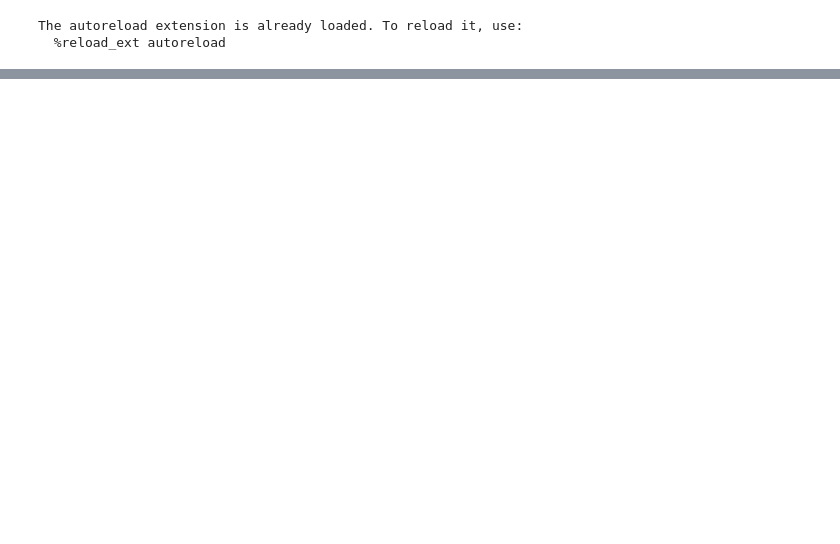
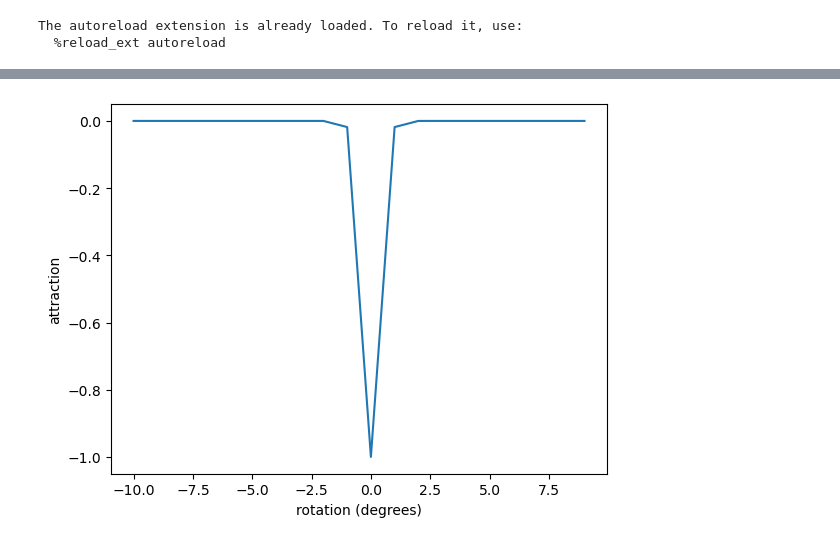
Before and after one commit to ProgrammableMatterLab/code-theory, a Jupyter notebook: test.ipynb, the cells around one changed output, grey strips where cells are left out. Drawn from its saved outputs; the diff is of its cells as text; code cells hidden in the pictures; blank space fills up the shorter version.

```diff
--- a/test.ipynb
+++ b/test.ipynb
@@ -34,0 +44,9 @@ plot.plot_translation_attraction(a, b, 100, 100)
+# %%
+X = [i for i in range(-10, 10)]
+Y = [-1 * math.exp(-4 * (x)**2) for x in X]
+plt.plot(X, Y)
+plt.ylabel('attraction')
+plt.xlabel('rotation (degrees)')
+plt.show()
+# %% [output]
+[figure, added]
```
Also changed, not shown: parts of 6 cells of this notebook, 5 other files.
